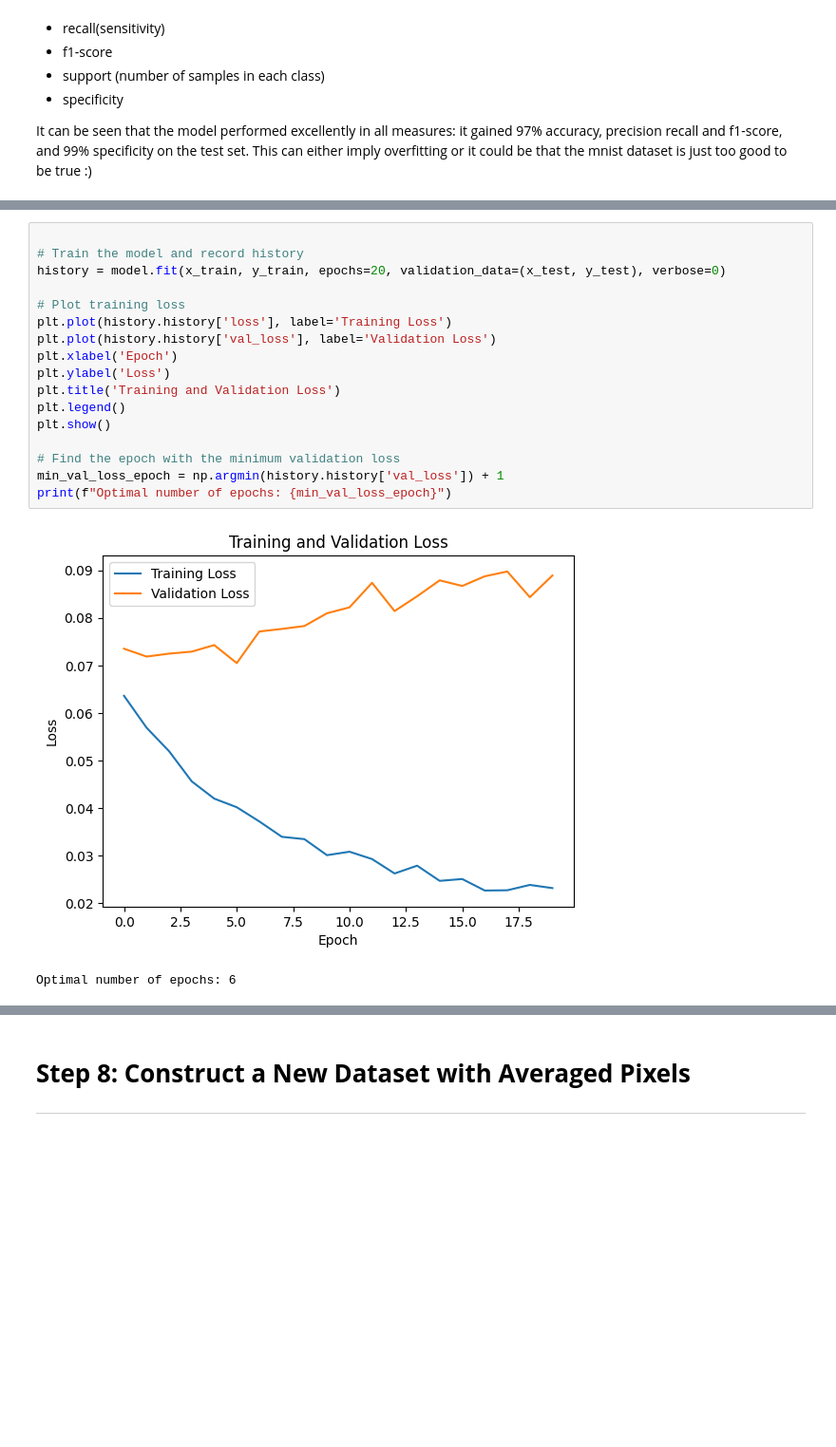
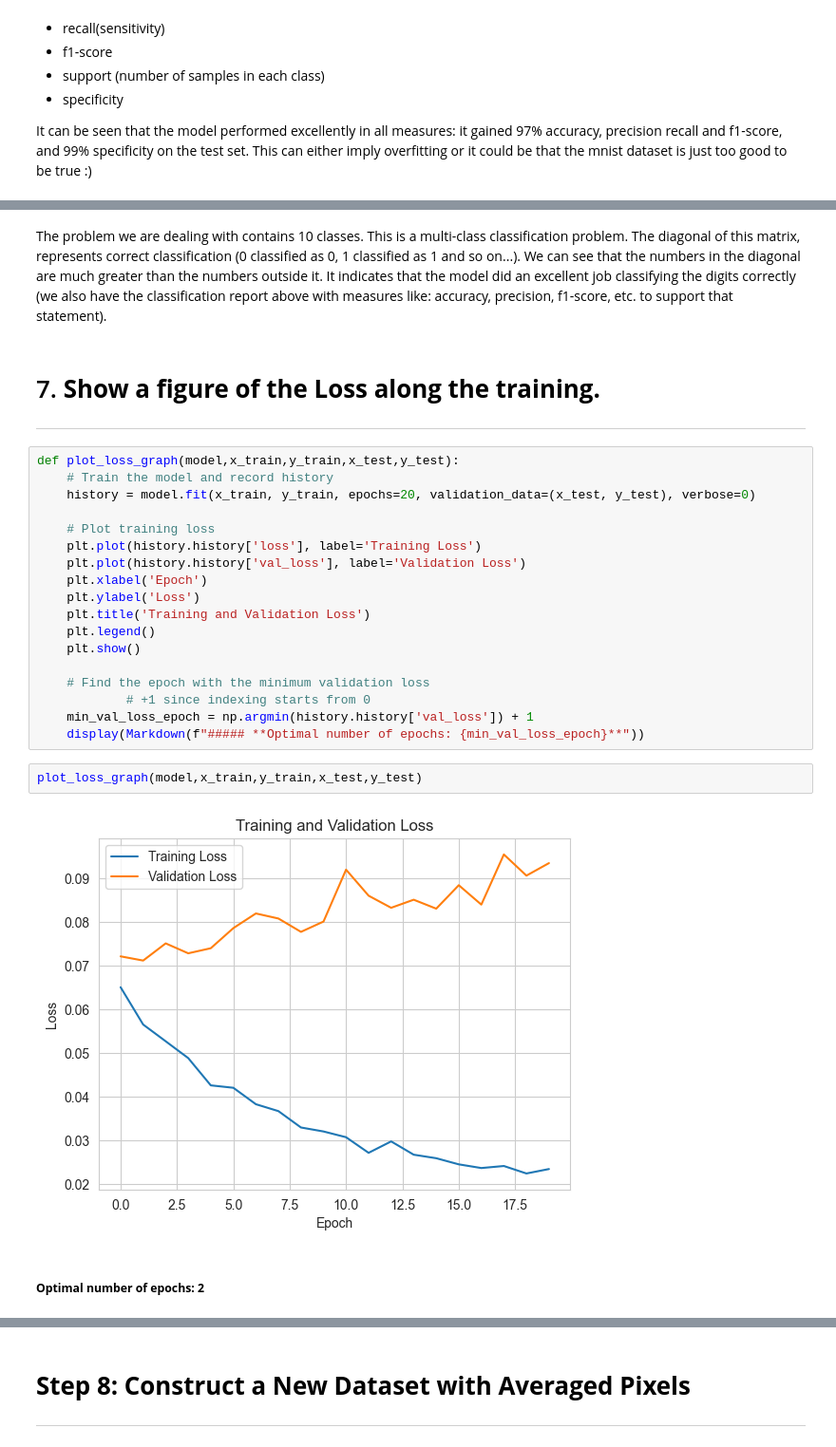
Before and after one commit to BarackSamuni/Data_Science2-Homework1, a Jupyter notebook: Homework1_solution.ipynb, the cells around one changed output, grey strips where cells are left out. Shown at 95% size. Cells and saved outputs as stored; diff of their text form; blank space fills up the shorter version.

```diff
--- a/Homework1_solution.ipynb
+++ b/Homework1_solution.ipynb
@@ -247,20 +248,28 @@ create_and_plot_confusion_matrix(y_test,y_pred)
+# %% [markdown]
+The problem we are dealing with contains 10 classes. This is a multi-class classification problem. The diagonal of this matrix, represents correct classification (0 classified as 0, 1 classified as 1 and so on...). We can see that the numbers in the diagonal are much greater than the numbers outside it. It indicates that the model did an excellent job classifying the digits correctly (we also have the classification report above with measures like: accuracy, precision, f1-score, etc. to support that statement).
+# %% [markdown]
+# 7. **Show a figure of the Loss along the training.**
+***
+# %%
+def plot_loss_graph(model,x_train,y_train,x_test,y_test):
+    # Train the model and record history
+    history = model.fit(x_train, y_train, epochs=20, validation_data=(x_test, y_test), verbose=0)
+
+    # Plot training loss
+    plt.plot(history.history['loss'], label='Training Loss')
+    plt.plot(history.history['val_loss'], label='Validation Loss')
+    plt.xlabel('Epoch')
+    plt.ylabel('Loss')
+    plt.title('Training and Validation Loss')
+    plt.legend()
+    plt.show()
+
+    # Find the epoch with the minimum validation loss
+            # +1 since indexing starts from 0
+    min_val_loss_epoch = np.argmin(history.history['val_loss']) + 1
+    display(Markdown(f"##### **Optimal number of epochs: {min_val_loss_epoch}**"))
 # %%
-
-# Train the model and record history
-history = model.fit(x_train, y_train, epochs=20, validation_data=(x_test, y_test), verbose=0)
-
-# Plot training loss
-plt.plot(history.history['loss'], label='Training Loss')
-plt.plot(history.history['val_loss'], label='Validation Loss')
-plt.xlabel('Epoch')
-plt.ylabel('Loss')
-plt.title('Training and Validation Loss')
-plt.legend()
-plt.show()
-
-# Find the epoch with the minimum validation loss
-min_val_loss_epoch = np.argmin(history.history['val_loss']) + 1
-print(f"Optimal number of epochs: {min_val_loss_epoch}")
+plot_loss_graph(model,x_train,y_train,x_test,y_test)
 # %% [output]
-[figure, old version]
+[figure, new version]
-Optimal number of epochs: 6
+##### **Optimal number of epochs: 2**
```
Also changed, not shown: parts of 11 cells of this notebook, 1 other file.
